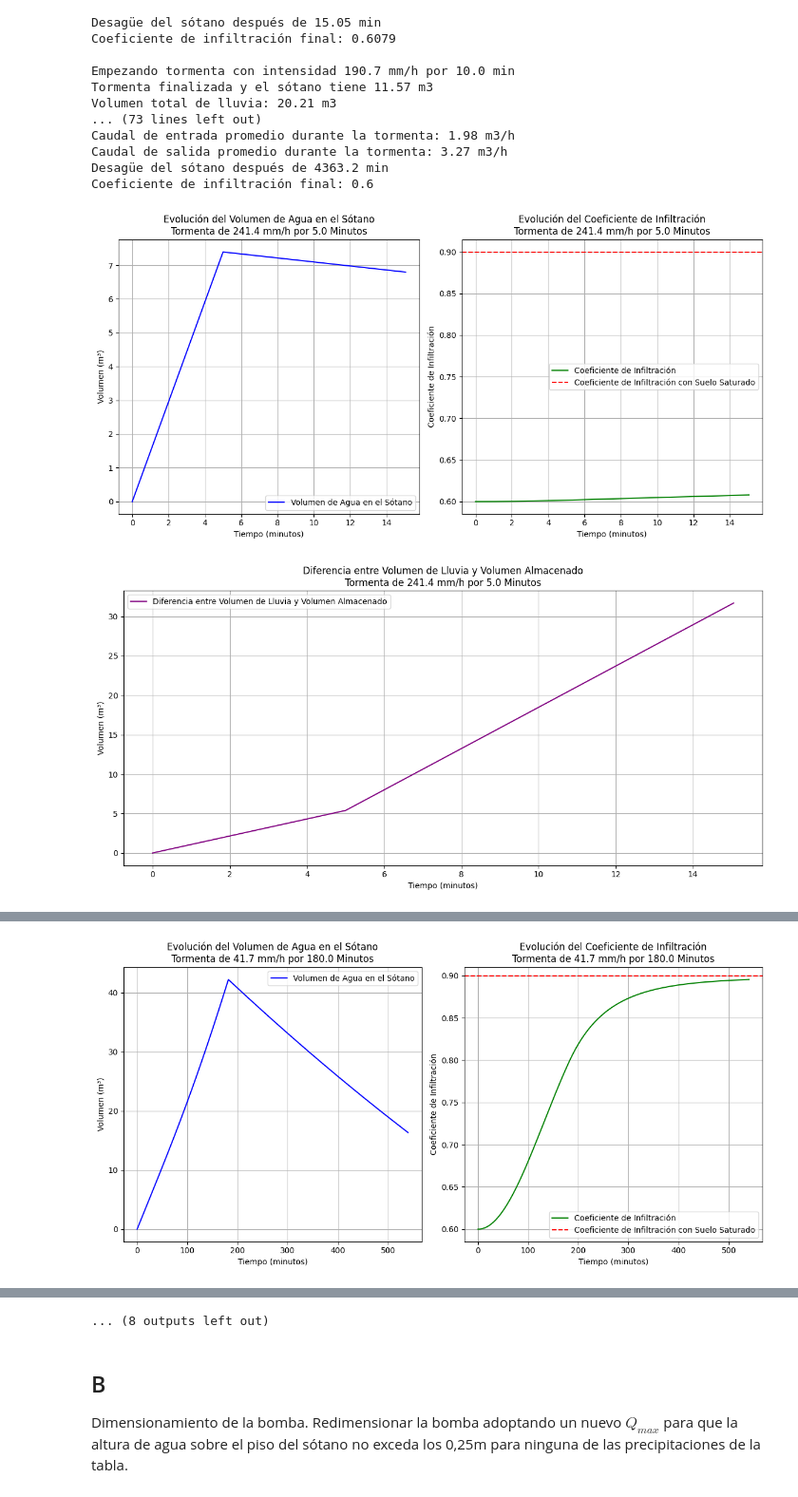
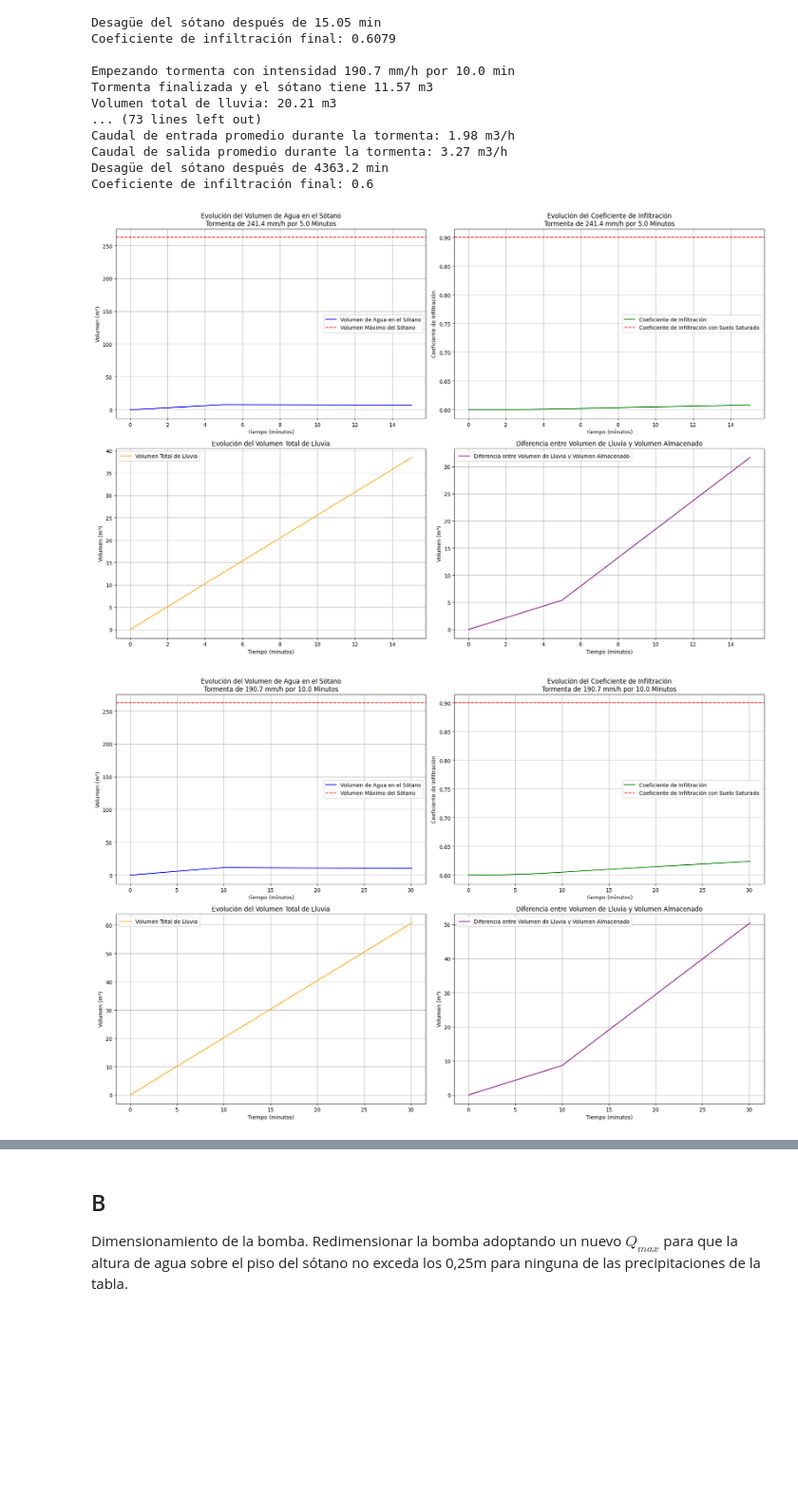
Before and after one commit to MaximoGismondi/numerico-cavaliere, a Jupyter notebook: tp/modelo.ipynb, the cells around one changed output, grey strips where cells are left out. Shown at 95% size. Saved outputs shown, nothing was run; the diff lists cells and outputs as text; code cells hidden in the pictures; blank space fills up the shorter version.

```diff
--- a/tp/modelo.ipynb
+++ b/tp/modelo.ipynb
@@ -297,7 +297,7 @@ for duracion_tormenta, intensidad_tormenta in tormentas:
     print("")
 
     historial_tormentas.append(
-        (duracion_tormenta, intensidad_tormenta, volumenes, infiltraciones, d_tiempo, caudales_entrada, caudales_salida)
+        (duracion_tormenta, intensidad_tormenta, volumenes, infiltraciones, d_tiempo)
     )
 # %% [output]
 Empezando tormenta con intensidad 241.4 mm/h por 5.0 min
@@ -318,46 +318,55 @@ Caudal de salida promedio durante la tormenta: 3.27 m3/h
 Desagüe del sótano después de 4363.2 min
 Coeficiente de infiltración final: 0.6
 # %%
-for duracion_tormenta, intensidad_tormenta, volumenes, infiltraciones, d_tiempo, caudales_entrada, caudales_salida in historial_tormentas:
+import matplotlib.pyplot as plt
+
+for duracion_tormenta, intensidad_tormenta, volumenes, infiltraciones, d_tiempo in historial_tormentas:
     tiempos = [i * d_tiempo * 60 for i in range(len(volumenes))]
     volumen_total_lluvia = [d_tiempo * intensidad_tormenta * A_TERR * i for i in range(len(volumenes))]
     diferencias_volumenes = [volumen_total_lluvia[i] - volumenes[i] for i in range(len(volumenes))]
 
-    # Figura 1: Volumen de agua y coeficiente de infiltración
-    plt.figure(figsize=(12, 6))
+    plt.figure(figsize=(18, 12))
 
     # Evolución del Volumen de Agua en el Sótano
-    plt.subplot(1, 2, 1)
+    plt.subplot(2, 2, 1)
     plt.plot(tiempos, volumenes, label='Volumen de Agua en el Sótano', color='blue')
+    plt.axhline(y=V_SOT, color='r', linestyle='--', label='Volumen Máximo del Sótano')
     plt.xlabel('Tiempo (minutos)')
     plt.ylabel('Volumen (m³)')
     plt.title(f'Evolución del Volumen de Agua en el Sótano\nTormenta de {intensidad_tormenta*1000} mm/h por {duracion_tormenta*60} Minutos')
     plt.legend()
     plt.grid(True)
 
     # Evolución del Coeficiente de Infiltración
-    plt.subplot(1, 2, 2)
+    plt.subplot(2, 2, 2)
     plt.plot(tiempos, infiltraciones, label='Coeficiente de Infiltración', color='green')
     plt.axhline(y=C_SAT, color='r', linestyle='--', label='Coeficiente de Infiltración con Suelo Saturado')
     plt.xlabel('Tiempo (minutos)')
     plt.ylabel('Coeficiente de Infiltración')
     plt.title(f'Evolución del Coeficiente de Infiltración\nTormenta de {intensidad_tormenta*1000} mm/h por {duracion_tormenta*60} Minutos')
     plt.legend()
     plt.grid(True)
-    plt.tight_layout()
-    plt.show()
 
-    # Figura 2: Diferencia entre Volumen de Lluvia y Volumen Almacenado
-    plt.figure(figsize=(12, 6))
+    # Evolución del Volumen Total de Lluvia
+    plt.subplot(2, 2, 3)
+    plt.plot(tiempos, volumen_total_lluvia, label='Volumen Total de Lluvia', color='orange')
+    plt.xlabel('Tiempo (minutos)')
+    plt.ylabel('Volumen (m³)')
+    plt.title('Evolución del Volumen Total de Lluvia')
+    plt.legend()
+    plt.grid(True)
+
+    # Diferencia entre Volumen de Lluvia y Volumen Almacenado
+    plt.subplot(2, 2, 4)
     plt.plot(tiempos, diferencias_volumenes, label='Diferencia entre Volumen de Lluvia y Volumen Almacenado', color='purple')
     plt.xlabel('Tiempo (minutos)')
     plt.ylabel('Volumen (m³)')
-    plt.title(f'Diferencia entre Volumen de Lluvia y Volumen Almacenado\nTormenta de {intensidad_tormenta*1000} mm/h por {duracion_tormenta*60} Minutos')
+    plt.title('Diferencia entre Volumen de Lluvia y Volumen Almacenado')
     plt.legend()
     plt.grid(True)
 
     plt.tight_layout()
     plt.show()
 # %% [output]
-[figure, old version]
+[figure, new version]
-[figure, old version]
+[figure, new version]
@@ -372 +380,0 @@ for duracion_tormenta, intensidad_tormenta, volumenes, infiltraciones, d_tiempo,
-[figure, removed]
@@ -374,4 +381,3 @@ for duracion_tormenta, intensidad_tormenta, volumenes, infiltraciones, d_tiempo,
-... (8 outputs left out)
 # %% [markdown]
 ## B
 
```
Also changed, not shown: parts of 5 cells of this notebook.
